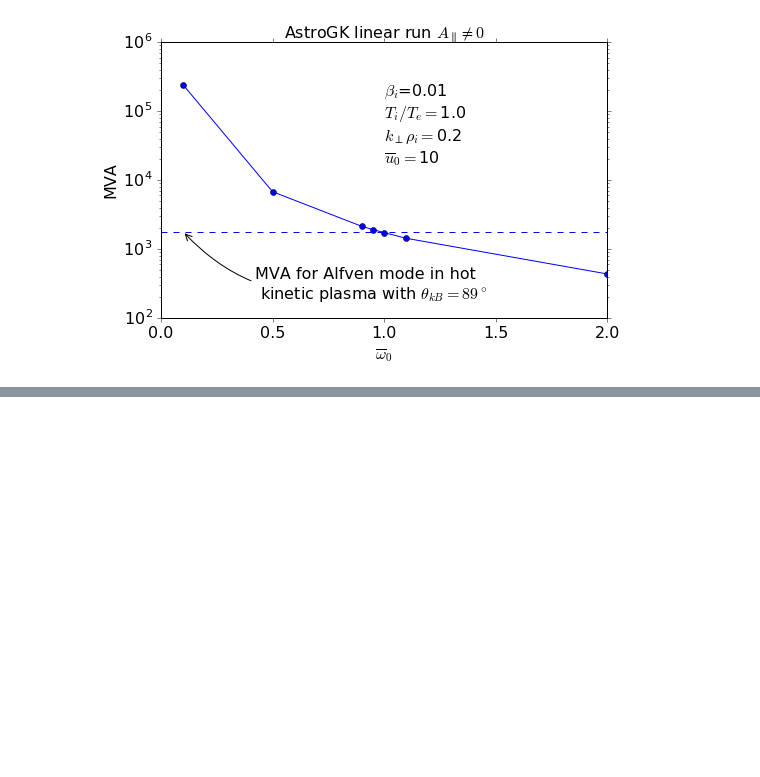
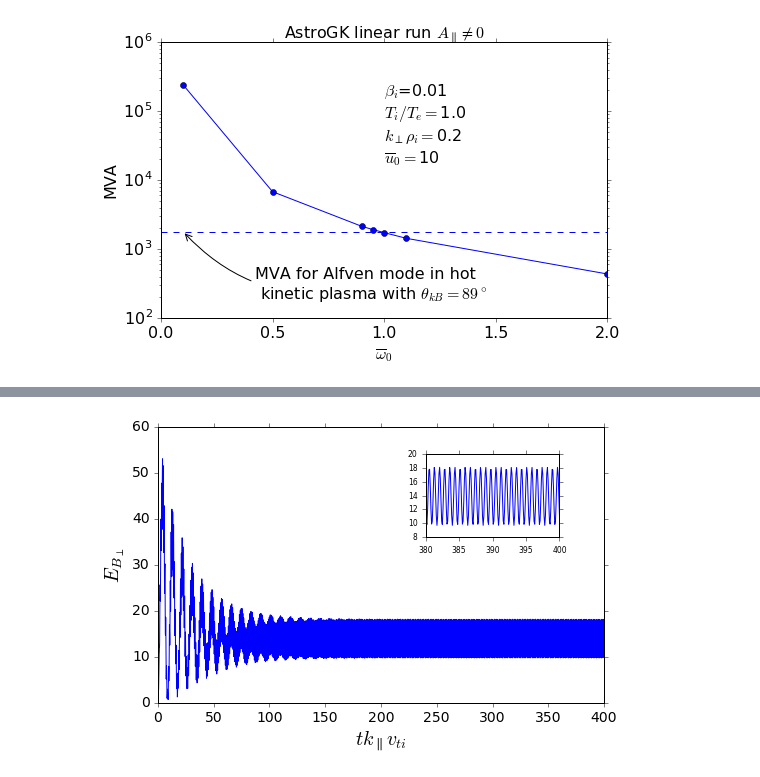
Before and after one commit to YuguangTong/Fourier-Laplace-plasma-response-in-driven-Gyrokinetics, a Jupyter notebook: python/Draft_20161004.ipynb, the cells around one changed output, grey strips where cells are left out. Drawn from its saved outputs; the diff is of its cells as text; code cells hidden in the pictures; blank space fills up the shorter version.

```diff
--- a/python/Slides_16_Oct_3_draft.ipynb
+++ b/python/Draft_20161004.ipynb
@@ -213,0 +219,33 @@ np.sqrt(13.6/1.976e-2)
+# %%
+t, Ebperp, Ebpar =heat_data[:, 0], heat_data[:, 2], heat_data[:, 3]
+# %%
+def add_subplot_axes(ax,rect,axisbg='w'):
+    fig = plt.gcf()
+    box = ax.get_position()
+    width = box.width
+    height = box.height
+    inax_position  = ax.transAxes.transform(rect[0:2])
+    transFigure = fig.transFigure.inverted()
+    infig_position = transFigure.transform(inax_position)
+    x = infig_position[0]
+    y = infig_position[1]
+    width *= rect[2]
+    height *= rect[3]  # <= Typo was here
+    subax = fig.add_axes([x,y,width,height],axisbg=axisbg)
+    x_labelsize = subax.get_xticklabels()[0].get_size()
+    y_labelsize = subax.get_yticklabels()[0].get_size()
+    x_labelsize *= rect[2]**0.5
+    y_labelsize *= rect[3]**0.5
+    subax.xaxis.set_tick_params(labelsize=x_labelsize)
+    subax.yaxis.set_tick_params(labelsize=y_labelsize)
+    return subax
+# %%
+import matplotlib as mpl
+
+fs = 14
+mpl.rcParams['font.size'] = fs+2
+mpl.rcParams['axes.labelsize'] = fs+6
+mpl.rcParams['axes.titlesize'] = fs+6
+mpl.rcParams['xtick.labelsize'] = fs
+mpl.rcParams['ytick.labelsize'] = fs
+mpl.rcParams['legend.fontsize'] = fs-2
@@ -213,0 +266,14 @@ np.sqrt(13.6/1.976e-2)
+# %%
+mix_Ebperp, ax = plt.subplots(figsize=[8, 8*0.618])
+ax.plot(t, Ebperp)
+ax.set_ylabel(r'$E_{B_\perp}$')
+ax.set_xlabel(r'$tk_\parallel v_{ti}$')
+
+rect = [0.6,0.6,0.3,0.3]
+inax = add_subplot_axes(ax,rect)
+inax.plot(t, Ebperp)
+inax.set_xlim(380, 400)
+inax.set_ylim(8, 20)
+# mix_Ebperp.savefig('mix_Ebperp_1.png', dpi = 200)
+# %% [output]
+[figure, added]
```
Also changed, not shown: parts of 6 cells of this notebook, 4 other files.
